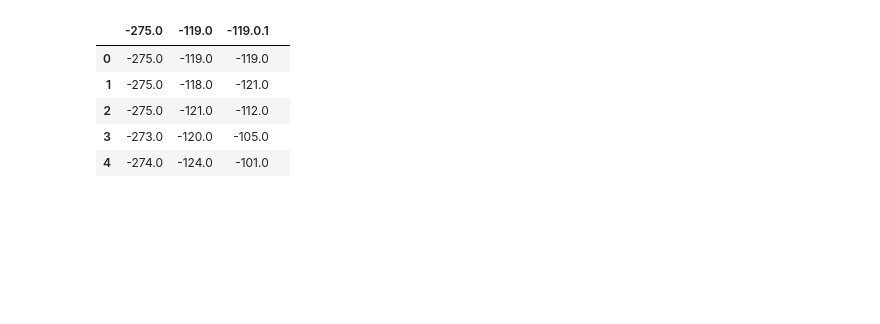
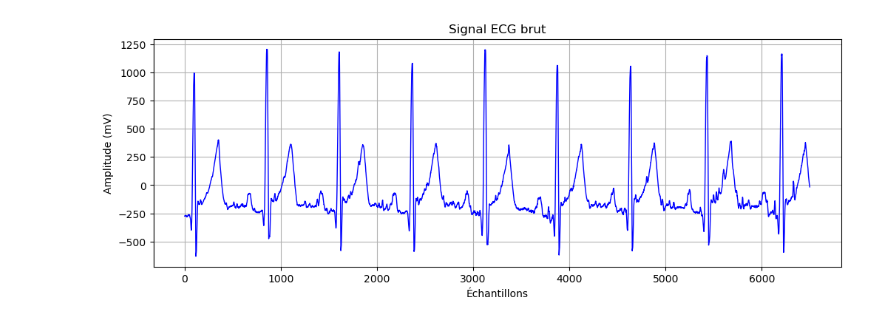
Before and after one commit to damienclanet080805-netizen/Series01-python, a Jupyter notebook: Series01-python.ipynb, the cells around one changed output. Drawn from its saved outputs; the diff is of its cells as text; code cells hidden in the pictures; blank space fills up the shorter version.

```diff
--- a/Series01-python.ipynb
+++ b/Series01-python.ipynb
@@ -1,16 +1,26 @@
 # %%
 import pandas as pd
 
 # Guillemet de fermeture ajoutée après le nom du fichier
 df = pd.read_csv(
     r"C:\Users\damie\OneDrive\Documents\Fac\Master 1\IEAP\Python-R-Git\Series01\Series01-python\data\ECGu.txt",
     sep="\t",
 )
 df.head()
+import numpy as np
+import matplotlib.pyplot as plt
+
+# Création du graphique
+plt.figure(figsize=(12, 4))
+plt.plot(df.iloc[:, 0], color="blue", linewidth=1)
+
+# Titre et nom des axes
+plt.title("Signal ECG brut")
+plt.xlabel("Échantillons")
+plt.ylabel("Amplitude (mV)")
+plt.grid(True)
+
+# Affichage
+plt.show()
 # %% [output]
-|  | -275.0 | -119.0 | -119.0.1 |  |
-| 0 | -275.0 | -119.0 | -119.0 |  |
-| 1 | -275.0 | -118.0 | -121.0 |  |
-| 2 | -275.0 | -121.0 | -112.0 |  |
-| 3 | -273.0 | -120.0 | -105.0 |  |
-| 4 | -274.0 | -124.0 | -101.0 |  |
+[figure, added]
```
Also changed, not shown: parts of 4 cells of this notebook.
